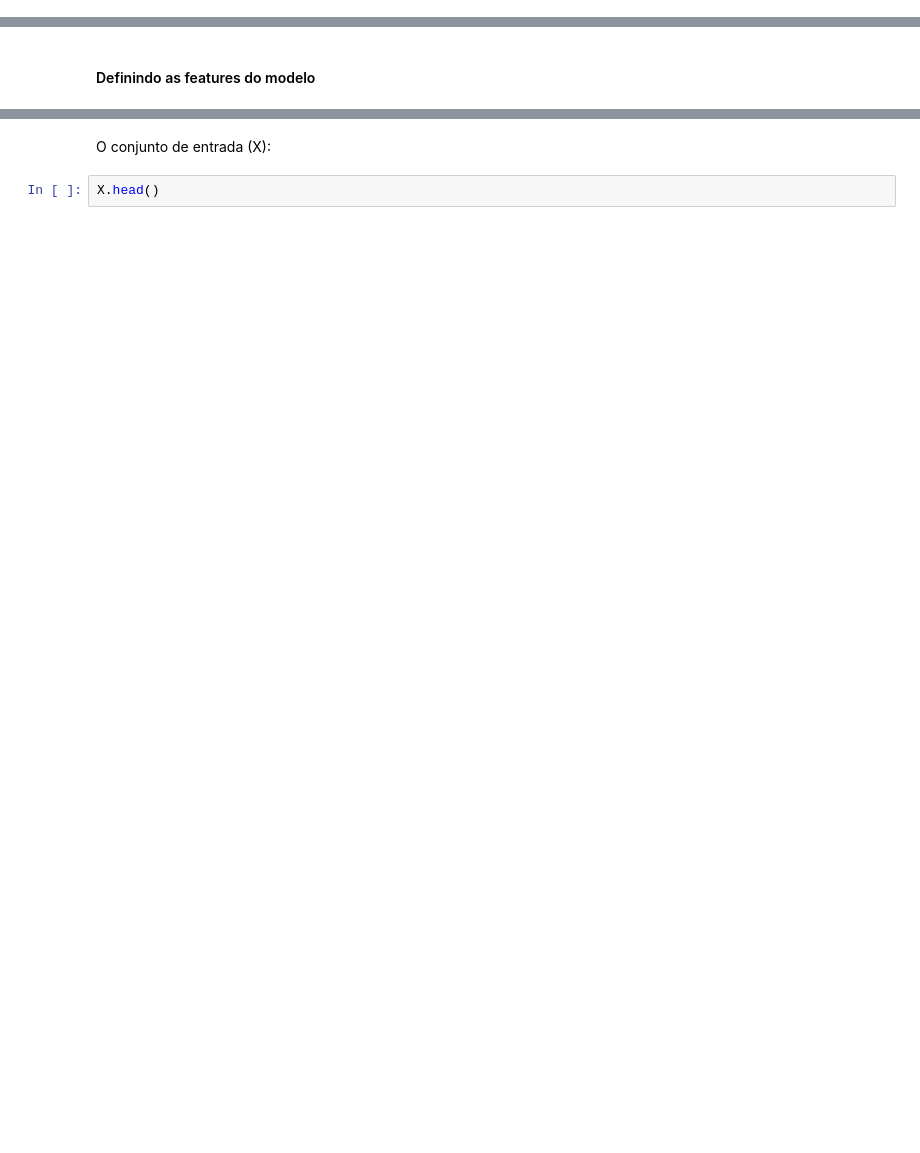
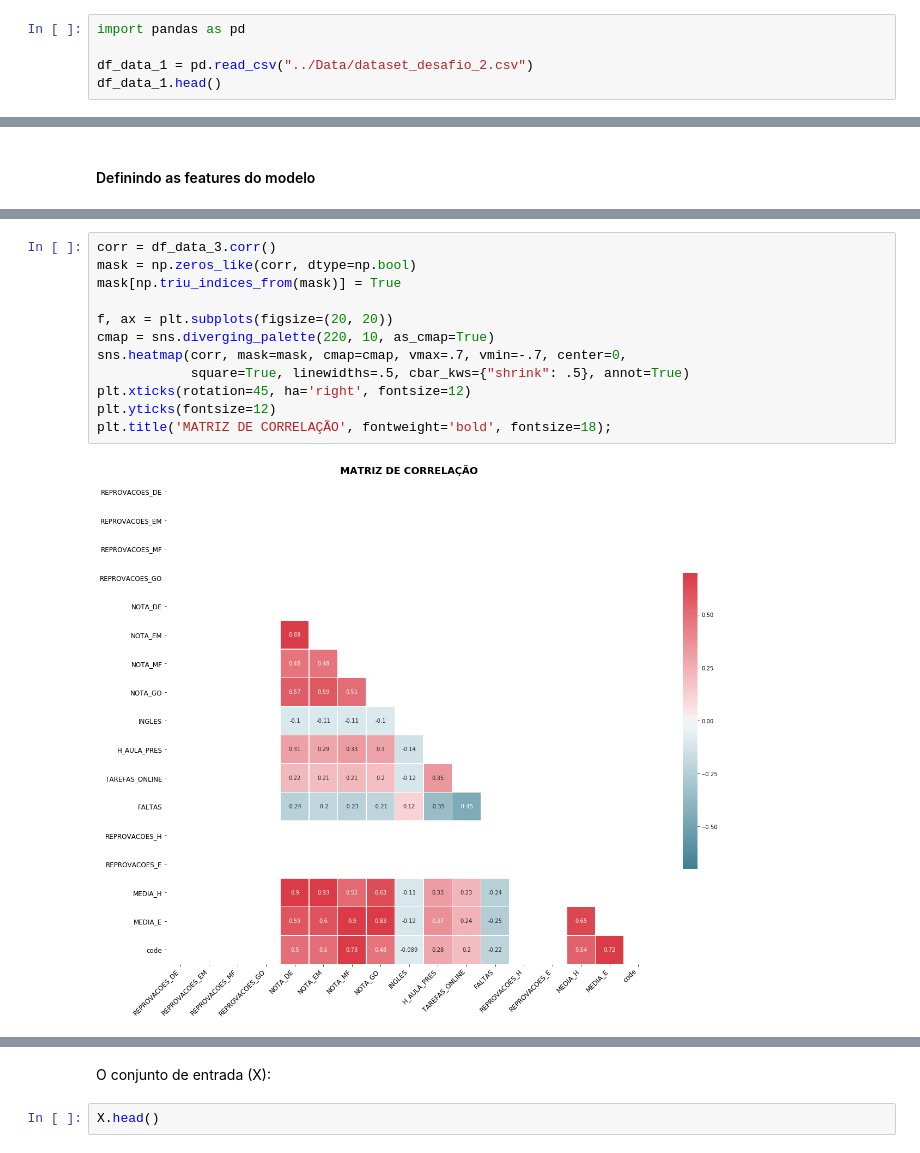
Before and after one commit to Lucarovitch/uninassau, a Jupyter notebook: Assets/Notebooks/parte-1.ipynb, the cells around one changed output, grey strips where cells are left out. Saved outputs shown, nothing was run; the diff lists cells and outputs as text; blank space fills up the shorter version.

```diff
--- a/Assets/Notebooks/parte-1.ipynb
+++ b/Assets/Notebooks/parte-1.ipynb
@@ -114,0 +68,5 @@ df_data_1.head(20)
+# %%
+import pandas as pd
+
+df_data_1 = pd.read_csv("../Data/dataset_desafio_2.csv")
+df_data_1.head()
@@ -431,0 +453,14 @@ A variável **LABELS** será a variável-alvo do modelo, conforme descrito no en
+# %%
+corr = df_data_3.corr()
+mask = np.zeros_like(corr, dtype=np.bool)
+mask[np.triu_indices_from(mask)] = True
+
+f, ax = plt.subplots(figsize=(20, 20))
+cmap = sns.diverging_palette(220, 10, as_cmap=True)
+sns.heatmap(corr, mask=mask, cmap=cmap, vmax=.7, vmin=-.7, center=0,
+            square=True, linewidths=.5, cbar_kws={"shrink": .5}, annot=True)
+plt.xticks(rotation=45, ha='right', fontsize=12)
+plt.yticks(fontsize=12)
+plt.title('MATRIZ DE CORRELAÇÃO', fontweight='bold', fontsize=18);
+# %% [output]
+[figure, added]
```
Also changed, not shown: parts of 22 cells of this notebook.
